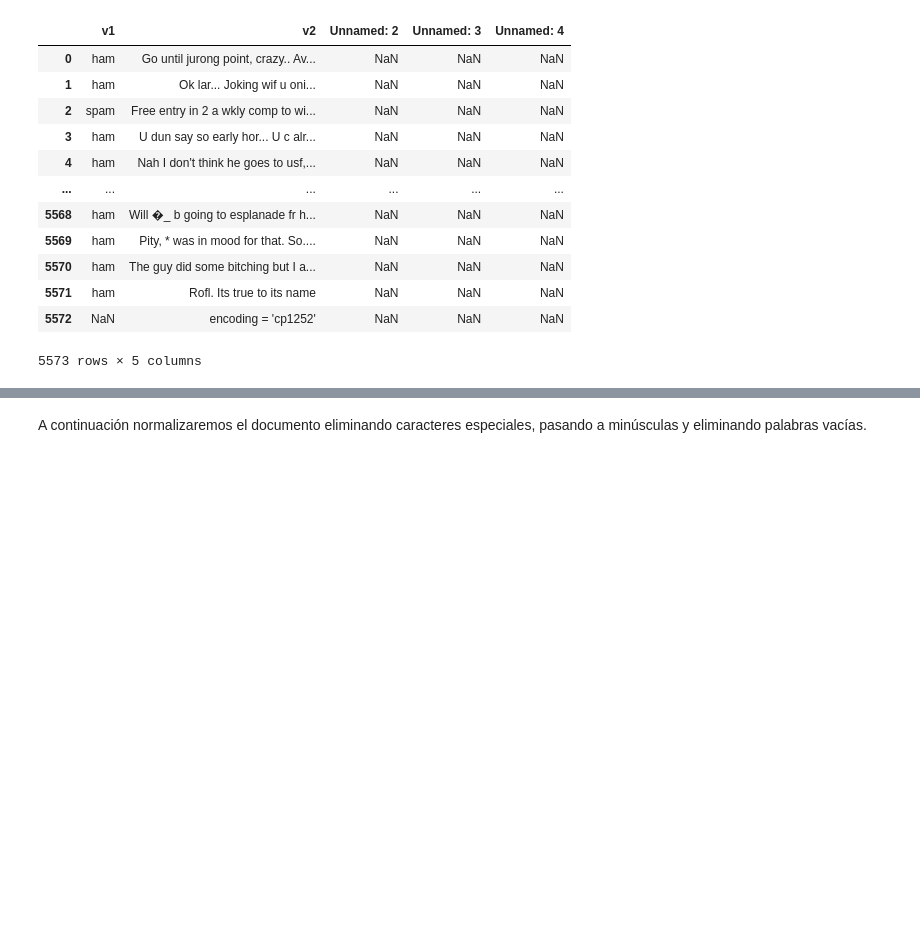
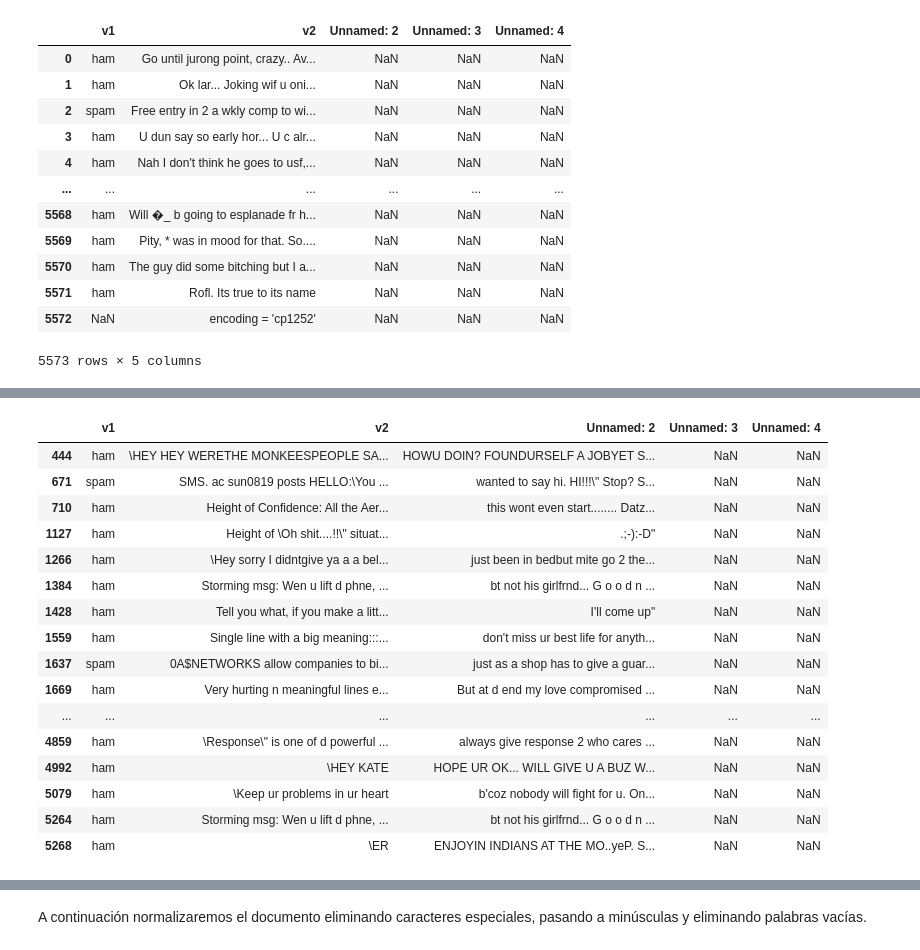
Before and after one commit to MarioCalvarro/practicasIA, a Jupyter notebook: P4GrupoE.ipynb, the cells around one changed output, grey strips where cells are left out. Cells and saved outputs as stored; diff of their text form; code cells hidden in the pictures; blank space fills up the shorter version.

```diff
--- a/P4GrupoE.ipynb
+++ b/P4GrupoE.ipynb
@@ -51,3 +68,35 @@ df1
+# %%
+df_1 = df1[df1.iloc[:, 2].isna()]
+df_1 = df_1[df_1.iloc[:, 3].isna()]
+df_1 = df_1[df_1.iloc[:, 4].isna()]
+
+
+'''
+for indice_fila, fila in df_filtrado.iterrows():
+     palabra = fila.iloc[3]  # Acceder al valor en la tercera columna de cada fila
+     if not pd.isna(palabra):  # Verificar si el valor no es NaN
+        print(palabra)
+'''
+
+df_1
+# %% [output]
+|  | v1 | v2 | Unnamed: 2 | Unnamed: 3 | Unnamed: 4 |
+| 444 | ham | \HEY HEY WERETHE MONKEESPEOPLE SA... | HOWU DOIN? FOUNDURSELF A JOBYET S... | NaN | NaN |
+| 671 | spam | SMS. ac sun0819 posts HELLO:\You ... | wanted to say hi. HI!!!\" Stop? S... | NaN | NaN |
+| 710 | ham | Height of Confidence: All the Aer... | this wont even start........ Datz... | NaN | NaN |
+| 1127 | ham | Height of \Oh shit....!!\" situat... | .;-):-D" | NaN | NaN |
+| 1266 | ham | \Hey sorry I didntgive ya a a bel... | just been in bedbut mite go 2 the... | NaN | NaN |
+| 1384 | ham | Storming msg: Wen u lift d phne, ... | bt not his girlfrnd... G o o d n ... | NaN | NaN |
+| 1428 | ham | Tell you what, if you make a litt... | I'll come up" | NaN | NaN |
+| 1559 | ham | Single line with a big meaning:::... | don't miss ur best life for anyth... | NaN | NaN |
+| 1637 | spam | 0A$NETWORKS allow companies to bi... | just as a shop has to give a guar... | NaN | NaN |
+| 1669 | ham | Very hurting n meaningful lines e... | But at d end my love compromised ... | NaN | NaN |
+| ... | ... | ... | ... | ... | ... |
+| 4859 | ham | \Response\" is one of d powerful ... | always give response 2 who cares ... | NaN | NaN |
+| 4992 | ham | \HEY KATE | HOPE UR OK... WILL GIVE U A BUZ W... | NaN | NaN |
+| 5079 | ham | \Keep ur problems in ur heart | b'coz nobody will fight for u. On... | NaN | NaN |
+| 5264 | ham | Storming msg: Wen u lift d phne, ... | bt not his girlfrnd... G o o d n ... | NaN | NaN |
+| 5268 | ham | \ER | ENJOYIN INDIANS AT THE MO..yeP. S... | NaN | NaN |
 # %%
 for clase in df1['v1'].unique():
  if not pd.isna(clase):
```
Also changed, not shown: parts of 10 cells of this notebook.
